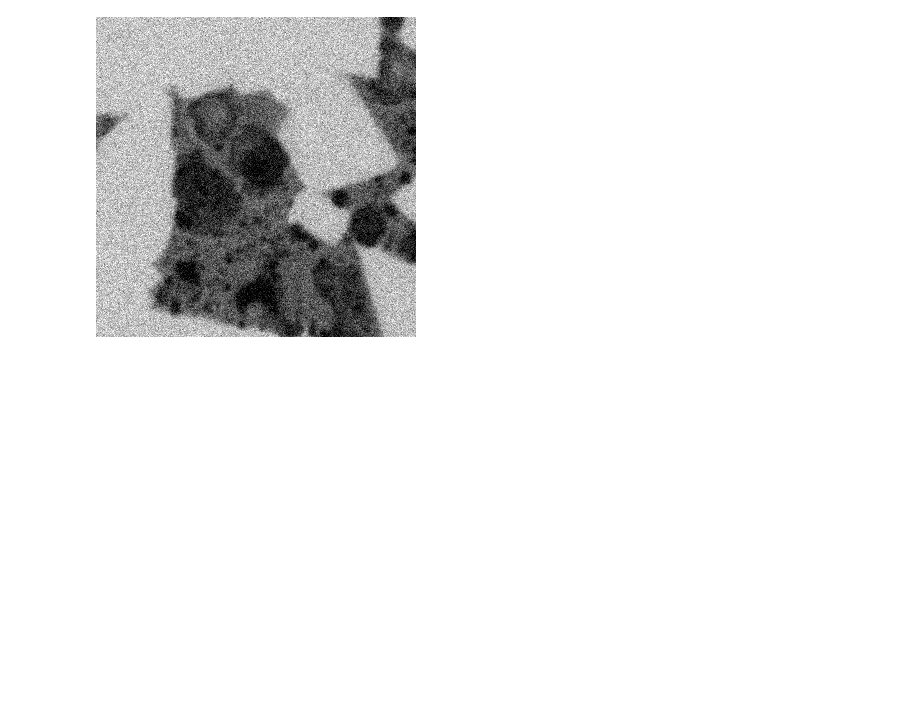
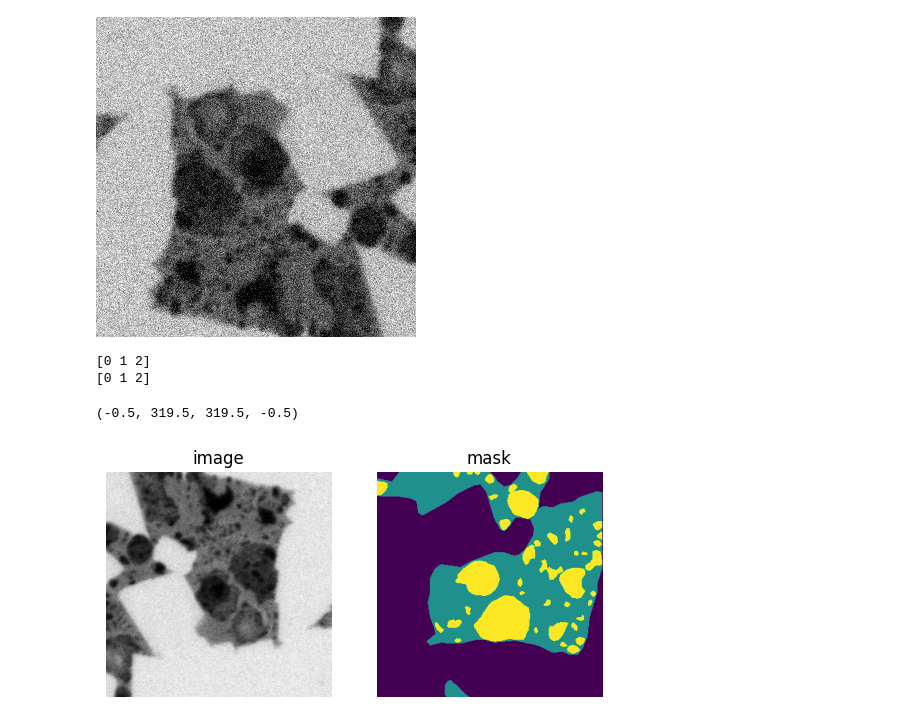
Before and after one commit to Runner-xc/data_augment, a Jupyter notebook: test.ipynb, the cells around one changed output. Drawn from its saved outputs; the diff is of its cells as text; code cells hidden in the pictures; blank space fills up the shorter version.

```diff
--- a/test.ipynb
+++ b/test.ipynb
@@ -172,3 +172,60 @@ img = Image.fromarray(img)
 img.show()
 # %% [output]
 [figure]
+# %%
+from PIL import Image
+import os
+import numpy as np
+from matplotlib import pyplot as plt
+
+def random_flip(image, mask):
+    """
+    Randomly flips the image and mask horizontally or vertically.
+    """
+    if np.random.rand() < 0.5:
+        image = image.transpose(Image.FLIP_LEFT_RIGHT)
+        mask = mask.transpose(Image.FLIP_LEFT_RIGHT)
+    if np.random.rand() < 0.5:
+        image = image.transpose(Image.FLIP_TOP_BOTTOM)
+        mask = mask.transpose(Image.FLIP_TOP_BOTTOM)
+    return image, mask
+
+path1 = "/mnt/c/VScode/WS-Hub/WS-label2mask/now/img_output/Image1 - 001_0.jpg"
+path2 = "/mnt/c/VScode/WS-Hub/WS-label2mask/output/mask/Image1 - 001_0_0.png"
+
+image = Image.open(path1)
+image = np.array(image)
+
+mask = Image.open(path2)
+mask = np.array(mask)
+print(np.unique(mask))
+
+plt.subplot(1,2, 1)
+plt.title('image')
+plt.imshow(image, cmap='gray')
+plt.axis('off')
+
+plt.subplot(1,2, 2)
+plt.title('mask')
+plt.imshow(mask)
+plt.axis('off')
+
+image1 = Image.open(path1)
+mask1 = Image.open(path2)
+image1, mask1 = random_flip(image1, mask1)
+print(np.unique(mask1))
+
+plt.subplot(1,2, 1)
+plt.title('image')
+plt.imshow(image1, cmap='gray')
+plt.axis('off')
+
+plt.subplot(1,2, 2)
+plt.title('mask')
+plt.imshow(mask1)
+plt.axis('off')
+# %% [output]
+[0 1 2]
+[0 1 2]
+(-0.5, 319.5, 319.5, -0.5)
+[figure, added]
```
Also changed, not shown: 1 other file.
